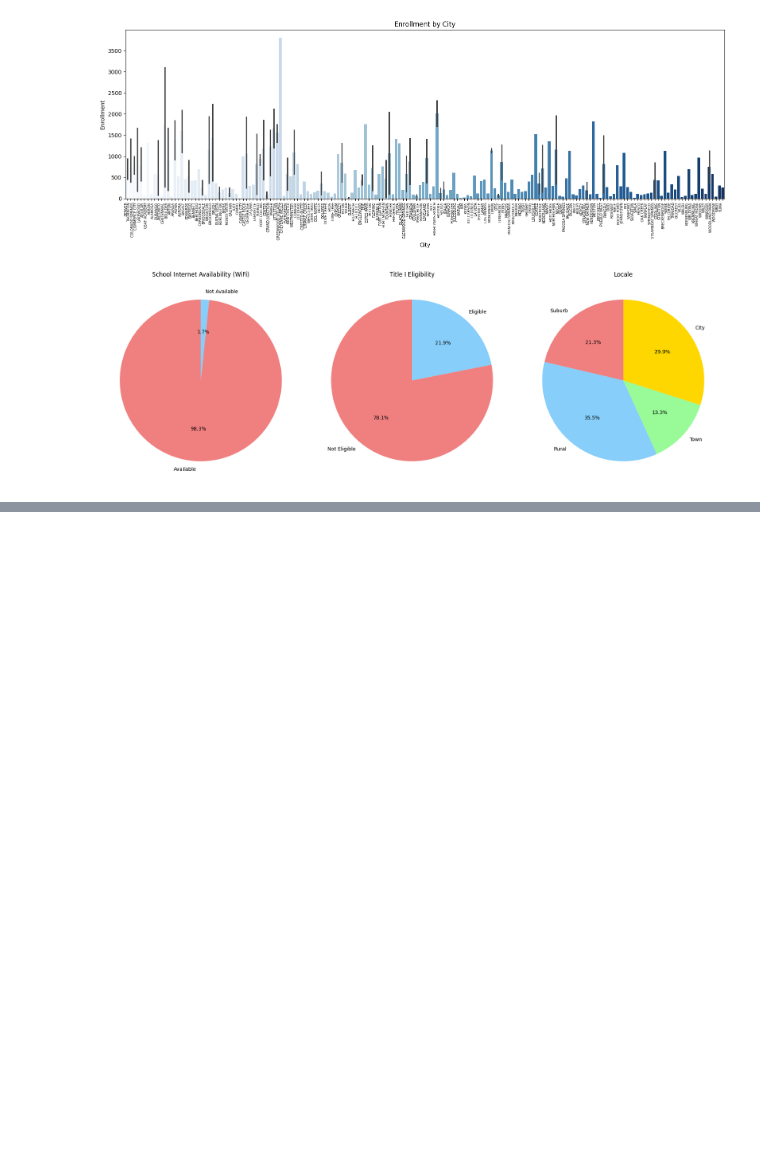
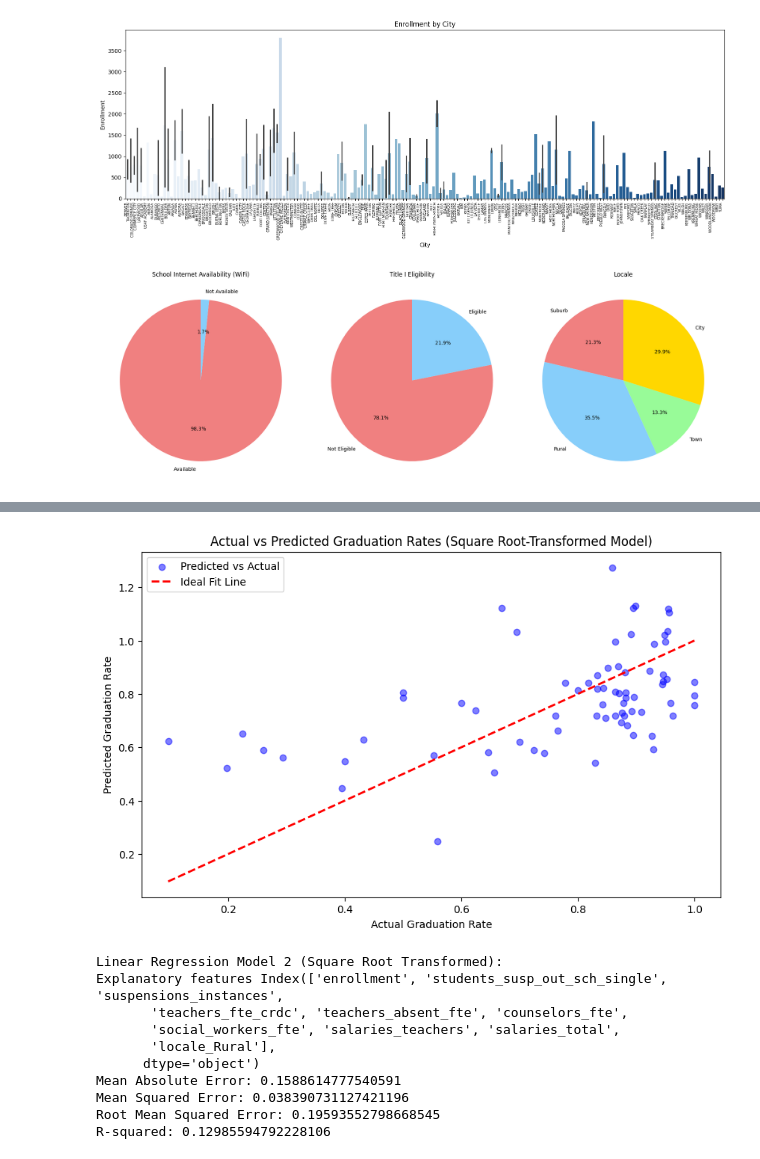
Before and after one commit to melody-gold/csci303_project, a Jupyter notebook: CSCI303_Semester_Proj.ipynb, the cells around one changed output, grey strips where cells are left out. Cells and saved outputs as stored; diff of their text form; code cells hidden in the pictures; blank space fills up the shorter version.

```diff
--- a/CSCI303_Semester_Proj.ipynb
+++ b/CSCI303_Semester_Proj.ipynb
@@ -217,0 +325,48 @@ ModuleNotFoundError: No module named 'sklearn'
+# %%
+# Linear Regression Model 2 with Transformations
+from sklearn.preprocessing import PolynomialFeatures
+from sklearn.pipeline import make_pipeline
+
+# Apply square root transformation to target
+y_train_sqrt = np.sqrt(y_train)
+y_test_sqrt = np.sqrt(y_test)
+
+# Train the model on the square root-transformed target
+model = LinearRegression()
+model.fit(X_train_selected, y_train_sqrt)
+
+# Predict and transform back to the original scale
+y_pred_sqrt = model.predict(X_test_selected)
+y_pred = np.square(y_pred_sqrt)
+
+plt.figure(figsize=(10, 6))
+plt.scatter(y_test, y_pred, color='blue', alpha=0.5, label='Predicted vs Actual')
+plt.plot([y_test.min(), y_test.max()], [y_test.min(), y_test.max()], 'r--', lw=2, label='Ideal Fit Line')
+plt.xlabel('Actual Graduation Rate')
+plt.ylabel('Predicted Graduation Rate')
+plt.title('Actual vs Predicted Graduation Rates (Square Root-Transformed Model)')
+plt.legend()
+plt.show()
+
+# Evaluation
+mae = mean_absolute_error(y_test, y_pred)
+mse = mean_squared_error(y_test, y_pred)
+r2 = r2_score(y_test, y_pred)
+print(f"Linear Regression Model 2 (Square Root Transformed): ")
+print(f"Explanatory features", selected_features)
+print(f"Mean Absolute Error: {mae}")
+print(f"Mean Squared Error: {mse}")
+print(f"Root Mean Squared Error: {np.sqrt(mse)}")
+print(f"R-squared: {r2}")
+# %% [output]
+[figure, added]
+Linear Regression Model 2 (Square Root Transformed):
+Explanatory features Index(['enrollment', 'students_susp_out_sch_single', 'suspensions_instances',
+       'teachers_fte_crdc', 'teachers_absent_fte', 'counselors_fte',
+       'social_workers_fte', 'salaries_teachers', 'salaries_total',
+       'locale_Rural'],
+      dtype='object')
+Mean Absolute Error: 0.1588614777540591
+Mean Squared Error: 0.038390731127421196
+Root Mean Squared Error: 0.19593552798668545
+R-squared: 0.12985594792228106
```
Also changed, not shown: parts of 9 cells of this notebook.
